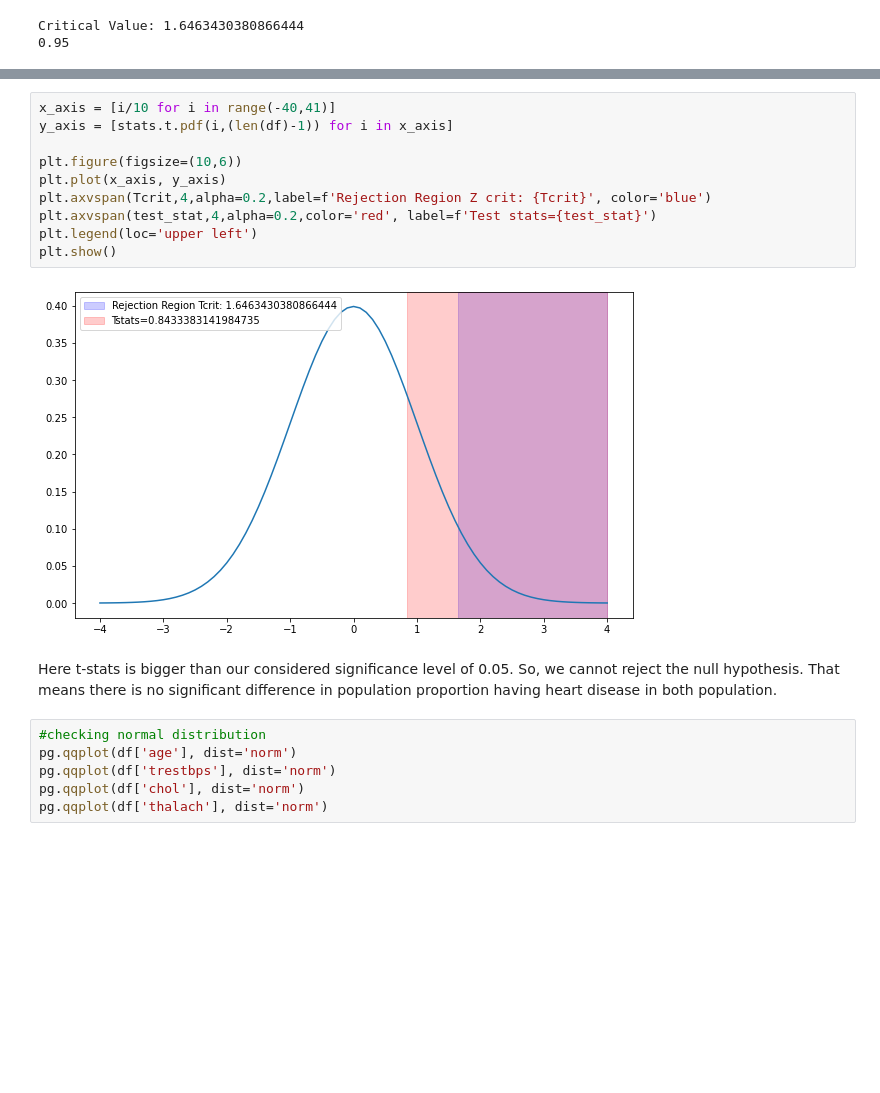
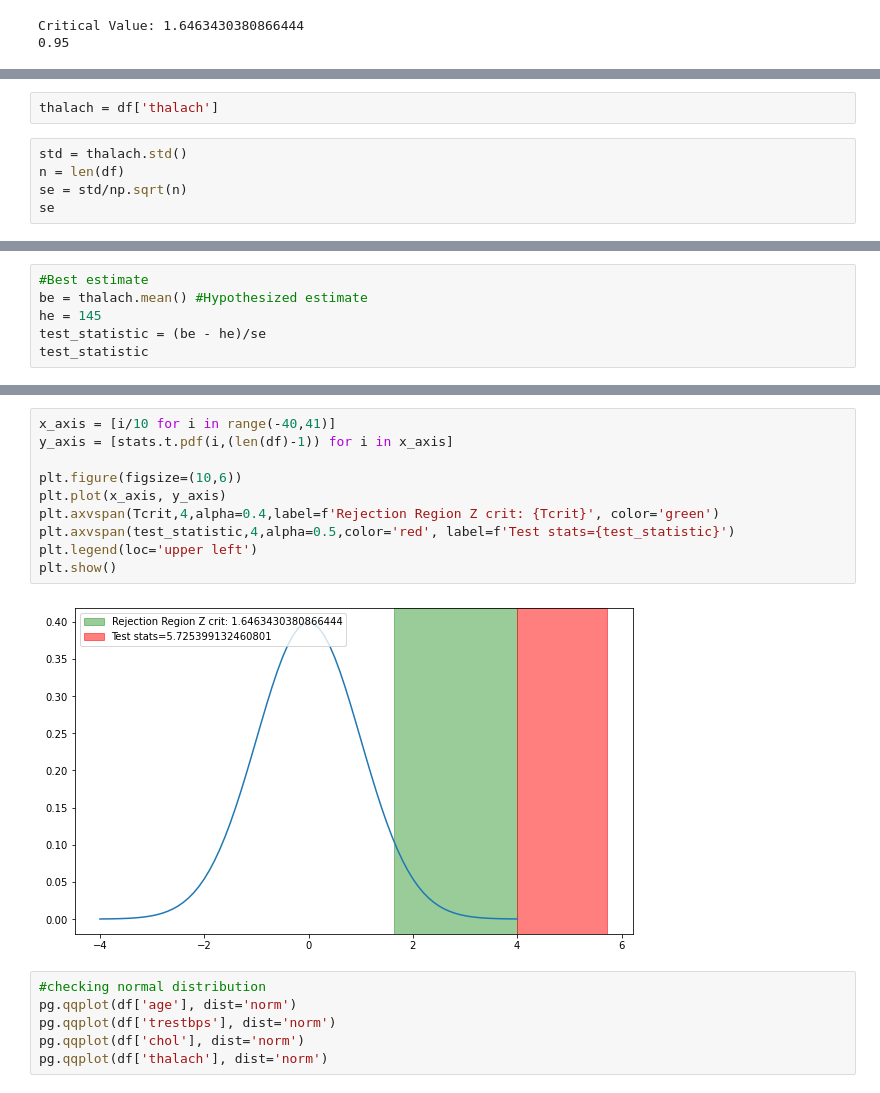
Before and after one commit to raissadvy/day5_300days_codechallenge, a Jupyter notebook: #5_day_code.ipynb, the cells around one changed output, grey strips where cells are left out. Drawn from its saved outputs; the diff is of its cells as text; blank space fills up the shorter version.

```diff
--- a/#5_day_code.ipynb
+++ b/#5_day_code.ipynb
@@ -99,0 +141,7 @@ Critical Value: 1.6463430380866444
+# %%
+thalach = df['thalach']
+# %%
+std = thalach.std()
+n = len(df)
+se = std/np.sqrt(n)
+se
@@ -99,0 +150,6 @@ Critical Value: 1.6463430380866444
+# %%
+#Best estimate
+be = thalach.mean() #Hypothesized estimate
+he = 145
+test_statistic = (be - he)/se
+test_statistic
@@ -100,17 +174,15 @@ Critical Value: 1.6463430380866444
 # %%
 x_axis = [i/10 for i in range(-40,41)]
 y_axis = [stats.t.pdf(i,(len(df)-1)) for i in x_axis]
 
 plt.figure(figsize=(10,6))
 plt.plot(x_axis, y_axis)
-plt.axvspan(Tcrit,4,alpha=0.2,label=f'Rejection Region Z crit: {Tcrit}', color='blue')
-plt.axvspan(test_stat,4,alpha=0.2,color='red', label=f'Test stats={test_stat}')
+plt.axvspan(Tcrit,4,alpha=0.4,label=f'Rejection Region Z crit: {Tcrit}', color='green')
+plt.axvspan(test_statistic,4,alpha=0.5,color='red', label=f'Test stats={test_statistic}')
 plt.legend(loc='upper left')
 plt.show()
 # %% [output]
-[figure, old version]
+[figure, new version]
-# %% [markdown]
-Here t-stats is bigger than our considered significance level of 0.05. So, we cannot reject the null hypothesis. That means there is no significant difference in population proportion having heart disease in both population.
 # %%
 #checking normal distribution
 pg.qqplot(df['age'], dist='norm')
```
Also changed, not shown: parts of 16 cells of this notebook.
